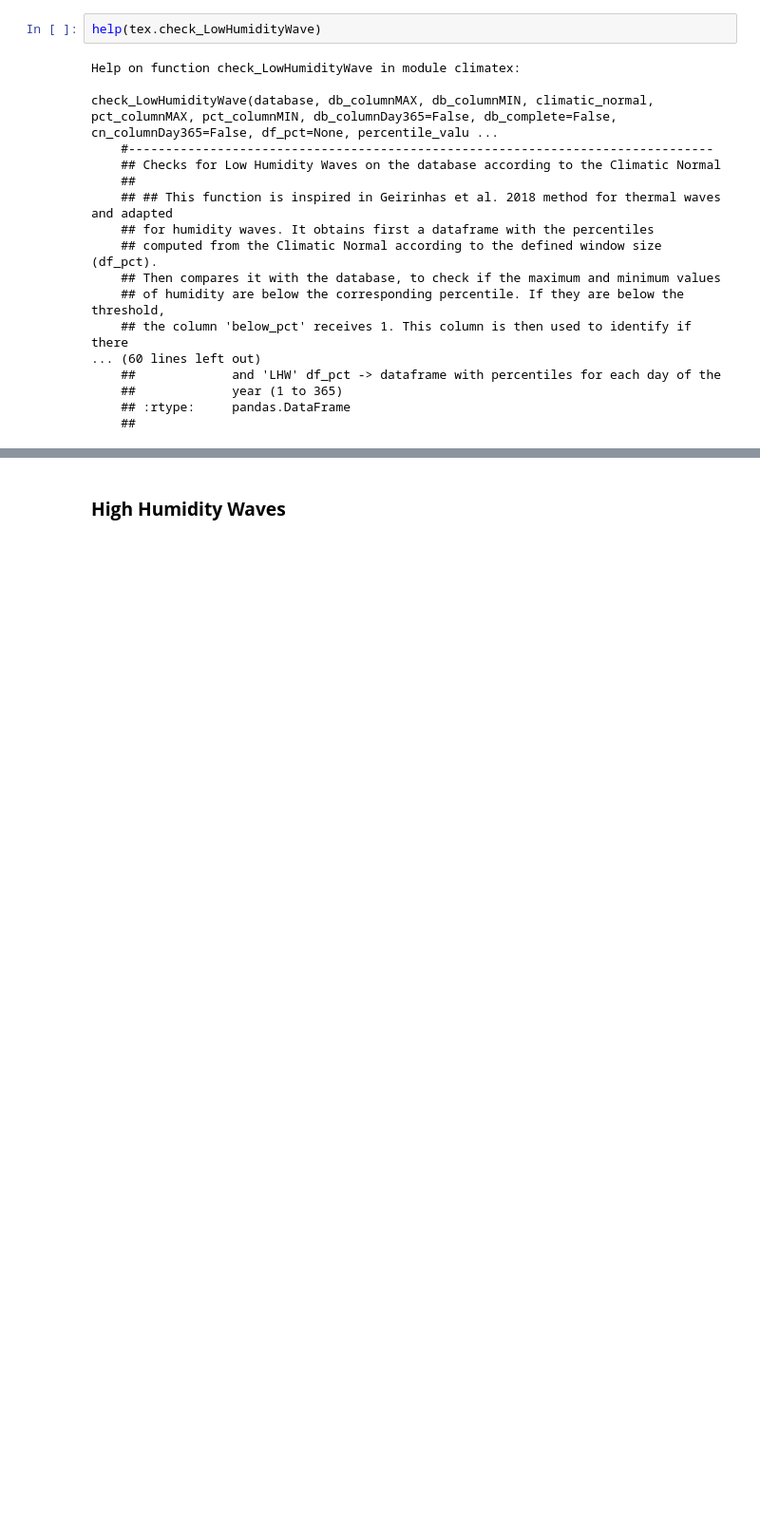
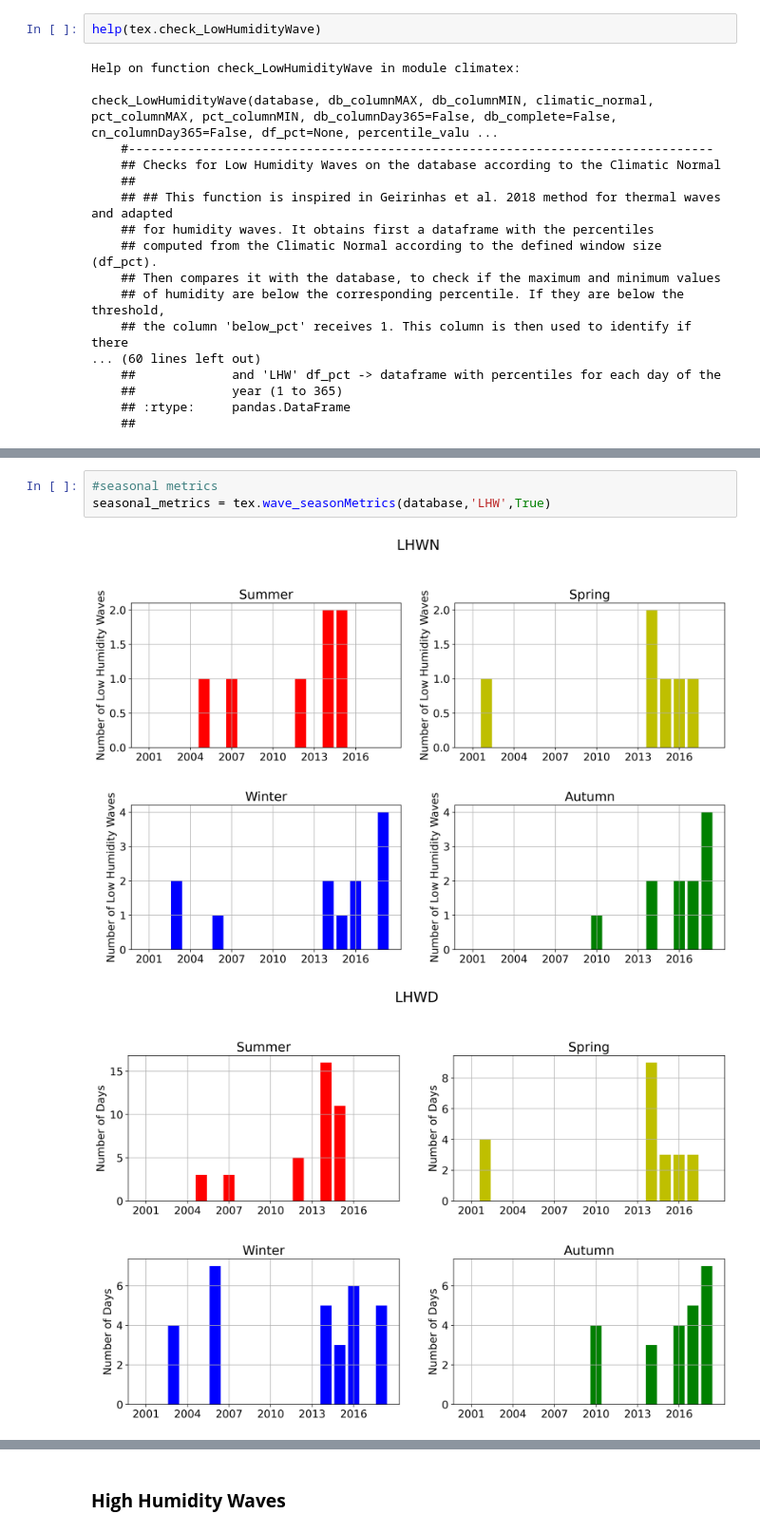
Before and after one commit to climate-and-health-datasci-Unicamp/project-climatic-variations-cardiovascular-diseases, a Jupyter notebook: notebooks/TR_2020_05_Extreme_climatic_events_for_Campinas.ipynb, the cells around one changed output, grey strips where cells are left out. Shown at 95% size. Drawn from its saved outputs; the diff is of its cells as text; blank space fills up the shorter version.

```diff
--- a/notebooks/TR_2020_05_Extreme_climatic_events_for_Campinas.ipynb
+++ b/notebooks/TR_2020_05_Extreme_climatic_events_for_Campinas.ipynb
@@ -553,0 +399,6 @@ tex.wave_seasonMetrics(database_humidity,'LHW',True)
+# %%
+#seasonal metrics
+seasonal_metrics = tex.wave_seasonMetrics(database,'LHW',True)
+# %% [output]
+[figure, added]
+[figure, added]
```
Also changed, not shown: parts of 74 cells of this notebook.
